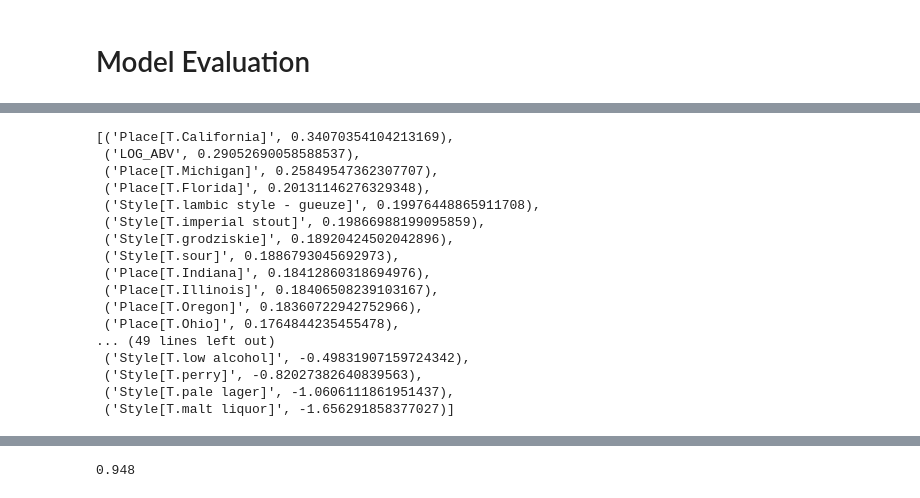
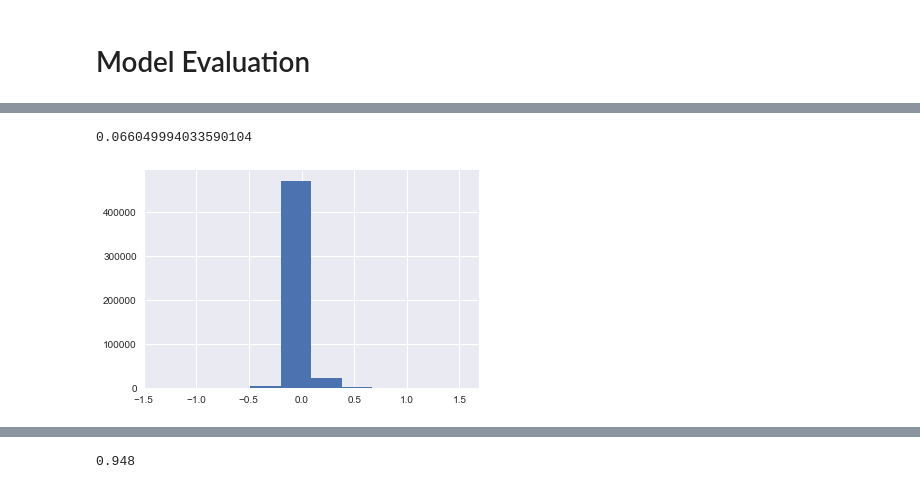
Before and after one commit to avikejriwal/ratebeer_prediction, a Jupyter notebook: analyze.ipynb, the cells around one changed output, grey strips where cells are left out. Saved outputs shown, nothing was run; the diff lists cells and outputs as text; code cells hidden in the pictures.

```diff
--- a/analyze.ipynb
+++ b/analyze.ipynb
@@ -280,25 +305,17 @@ plt.plot([1,5], [0,0], 'r');
-# %%
-list(zip(X_test.columns, lr.coef_)) #weights for individual features
-
-sorted([a for a in list(zip(X_test.columns, lr.coef_)) if np.abs(a[1]) > 0.1], key = lambda x: x[1], reverse=True)
-# %% [output]
-[('Place[T.California]', 0.34070354104213169),
- ('LOG_ABV', 0.29052690058588537),
- ('Place[T.Michigan]', 0.25849547362307707),
- ('Place[T.Florida]', 0.20131146276329348),
- ('Style[T.lambic style - gueuze]', 0.19976448865911708),
- ('Style[T.imperial stout]', 0.19866988199095859),
- ('Style[T.grodziskie]', 0.18920424502042896),
- ('Style[T.sour]', 0.1886793045692973),
- ('Place[T.Indiana]', 0.18412860318694976),
- ('Place[T.Illinois]', 0.18406508239103167),
- ('Place[T.Oregon]', 0.18360722942752966),
- ('Place[T.Ohio]', 0.1764844235455478),
-... (49 lines left out)
- ('Style[T.low alcohol]', -0.49831907159724342),
- ('Style[T.perry]', -0.82027382640839563),
- ('Style[T.pale lager]', -1.0606111861951437),
- ('Style[T.malt liquor]', -1.656291858377027)]
+# %%
+#are the errors correlated??
+
+from itertools import product
+
+eiej = [ei*ej
+        for (i, ei), (j, ej) in product(enumerate(resid), repeat=2)
+        if i < j]
+
+plt.hist(eiej);
+np.mean(eiej) #No.
+# %% [output]
+0.066049994033590104
+[figure, added]
 # %%
 xplt = lr.predict(X_test)
 yplt = y_test
```
Also changed, not shown: parts of 7 cells of this notebook, 1 other file.
